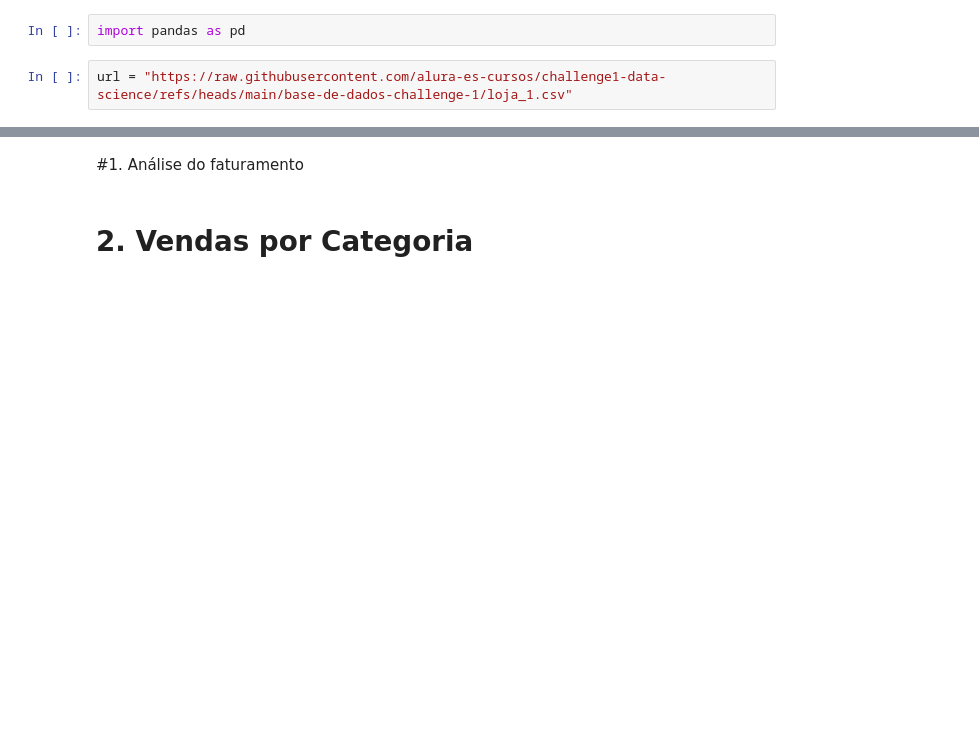
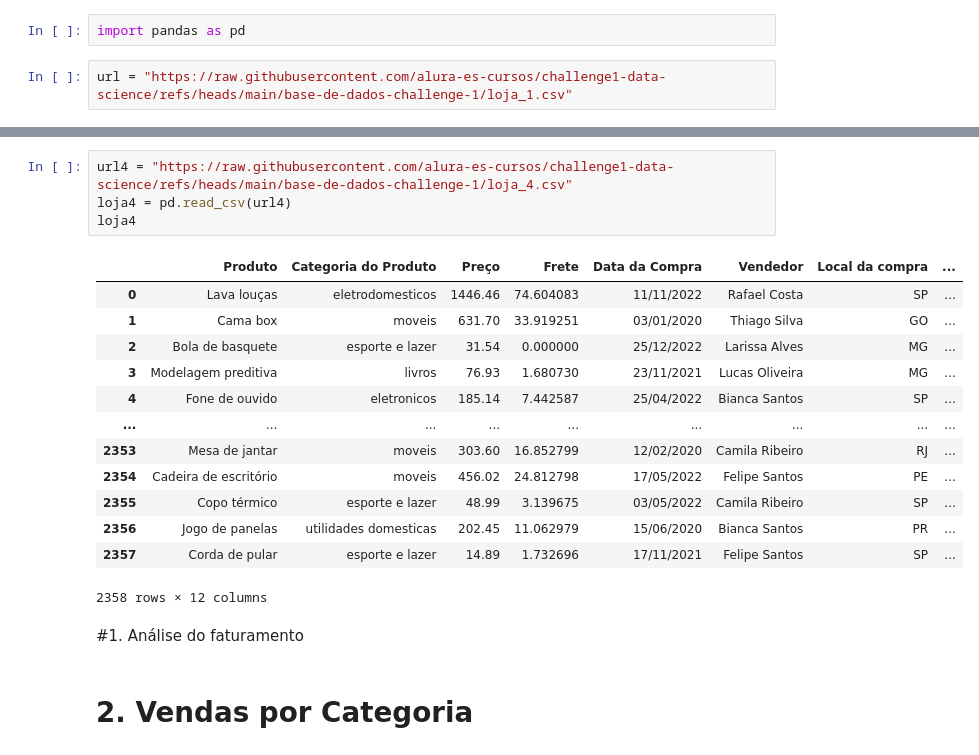
Before and after one commit to carlos-000-carlos/Challenge_1_Alura_Store_Carlos_Cabral, a Jupyter notebook: AluraStoreBr.ipynb, the cells around one changed output, grey strips where cells are left out. Saved outputs shown, nothing was run; the diff lists cells and outputs as text; blank space fills up the shorter version.

```diff
--- a/AluraStoreBr.ipynb
+++ b/AluraStoreBr.ipynb
@@ -23,3 +60,21 @@ loja = pd.re
+# %%
+url4 = "https://raw.githubusercontent.com/alura-es-cursos/challenge1-data-science/refs/heads/main/base-de-dados-challenge-1/loja_4.csv"
+loja4 = pd.read_csv(url4)
+loja4
+# %% [output]
+|  | Produto | Categoria do Produto | Preço | Frete | Data da Compra | Vendedor | Local da compra | ... |
+| 0 | Lava louças | eletrodomesticos | 1446.46 | 74.604083 | 11/11/2022 | Rafael Costa | SP | ... |
+| 1 | Cama box | moveis | 631.70 | 33.919251 | 03/01/2020 | Thiago Silva | GO | ... |
+| 2 | Bola de basquete | esporte e lazer | 31.54 | 0.000000 | 25/12/2022 | Larissa Alves | MG | ... |
+| 3 | Modelagem preditiva | livros | 76.93 | 1.680730 | 23/11/2021 | Lucas Oliveira | MG | ... |
+| 4 | Fone de ouvido | eletronicos | 185.14 | 7.442587 | 25/04/2022 | Bianca Santos | SP | ... |
+| ... | ... | ... | ... | ... | ... | ... | ... | ... |
+| 2353 | Mesa de jantar | moveis | 303.60 | 16.852799 | 12/02/2020 | Camila Ribeiro | RJ | ... |
+| 2354 | Cadeira de escritório | moveis | 456.02 | 24.812798 | 17/05/2022 | Felipe Santos | PE | ... |
+| 2355 | Copo térmico | esporte e lazer | 48.99 | 3.139675 | 03/05/2022 | Camila Ribeiro | SP | ... |
+| 2356 | Jogo de panelas | utilidades domesticas | 202.45 | 11.062979 | 15/06/2020 | Bianca Santos | PR | ... |
+| 2357 | Corda de pular | esporte e lazer | 14.89 | 1.732696 | 17/11/2021 | Felipe Santos | SP | ... |
+2358 rows × 12 columns
 # %% [markdown]
 #1. Análise do faturamento
 # %% [markdown]
```
Also changed, not shown: parts of 4 cells of this notebook.
